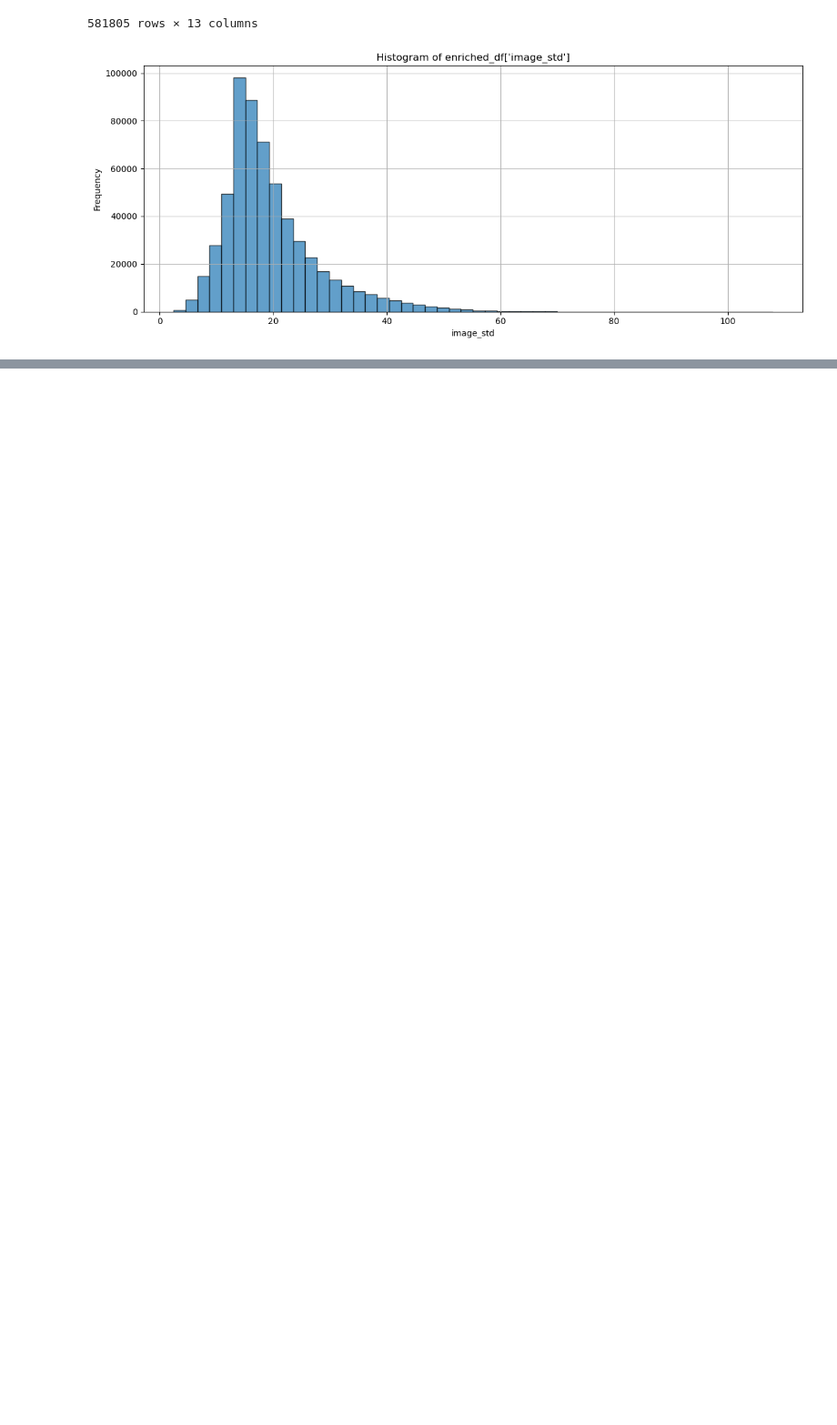
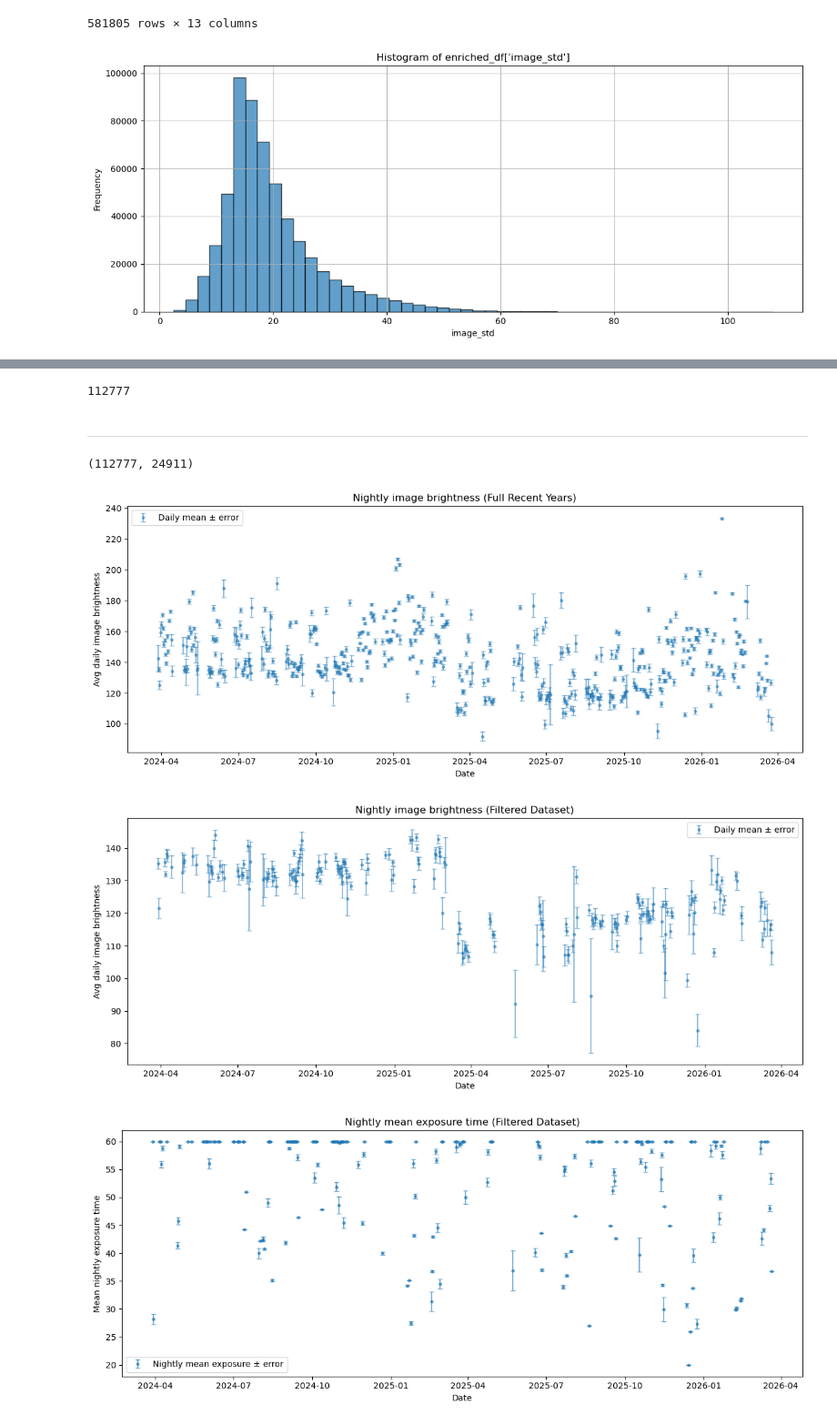
Before and after one commit to jfreuden/allsky-light-pollution, a Jupyter notebook: notebooks/exploratory/full-range-enriched.ipynb, the cells around one changed output, grey strips where cells are left out. Shown at 91% size. Saved outputs shown, nothing was run; the diff lists cells and outputs as text; code cells hidden in the pictures; blank space fills up the shorter version.

```diff
--- a/notebooks/exploratory/full-range-enriched.ipynb
+++ b/notebooks/exploratory/full-range-enriched.ipynb
@@ -364,0 +368,42 @@ plot_graph(period="M")
+# %%
+len(preswitch_df) + len(postswitch_df)
+# %% [output]
+112777
+# %% [markdown]
+---
+# %%
+image_location = "/home/rainybyte/SelectedSkyImages/"
+
+record_set = set([
+    f"{image_location}{source_file[:-8]}/AllSkyImage{filename}.JPG"
+    for filename, source_file in enriched_df[["filename", 'source_file']].to_numpy()
+])
+image_set = set(list(glob(os.path.join(image_location, "20*-*/*.JPG"))))
+
+
+# only_clear_nights_df =
+
+
+recent_years_df = enriched_df[
+    (date_dt >= pd.to_datetime("2024-03-21"))
+]
+
+condition = recent_years_df["image_paths"].str.replace("/home/rainybyte/SomeSkyImages/", "/home/rainybyte/SelectedSkyImages/").isin(image_set)
+
+
+plot_brightness(recent_years_df, "Full Recent Years", plot_best_fit=False)
+
+only_clear_nights_df = recent_years_df[condition]
+# only_clear_nights_df = only_clear_nights_df[only_clear_nights_df["exposure"] > 50]
+
+plot_line_of_fit = False
+
+_ = plot_brightness(only_clear_nights_df, "Filtered Dataset", plot_best_fit=plot_line_of_fit)
+_ = plot_exposure(only_clear_nights_df, "Filtered Dataset", plot_best_fit=plot_line_of_fit)
+_ = plot_luminous_flux(only_clear_nights_df, "Filtered Dataset", plot_best_fit=plot_line_of_fit)
+len(recent_years_df), len(recent_years_df[condition])
+# %% [output]
+(112777, 24911)
+[figure, added]
+[figure, added]
+[figure, added]
```
Also changed, not shown: parts of 7 cells of this notebook.
